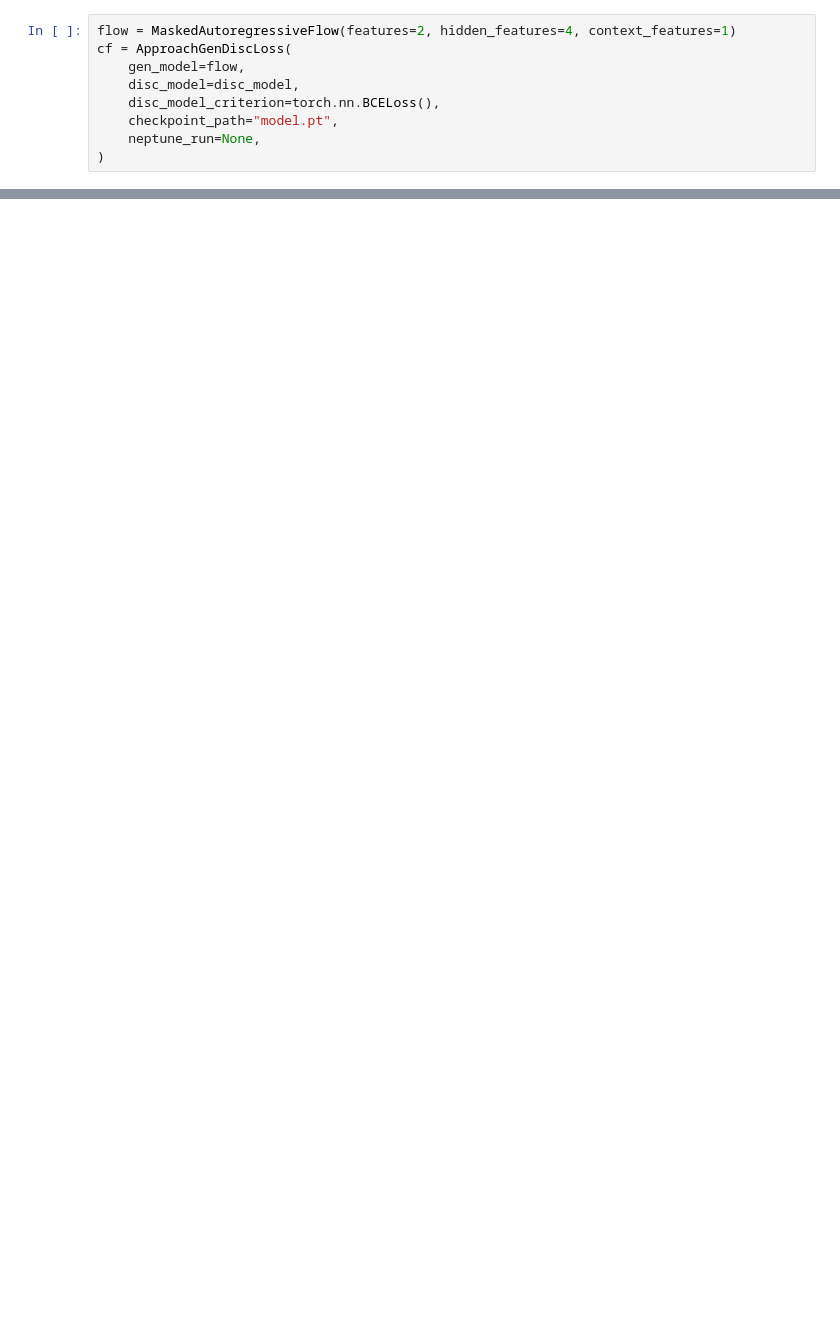
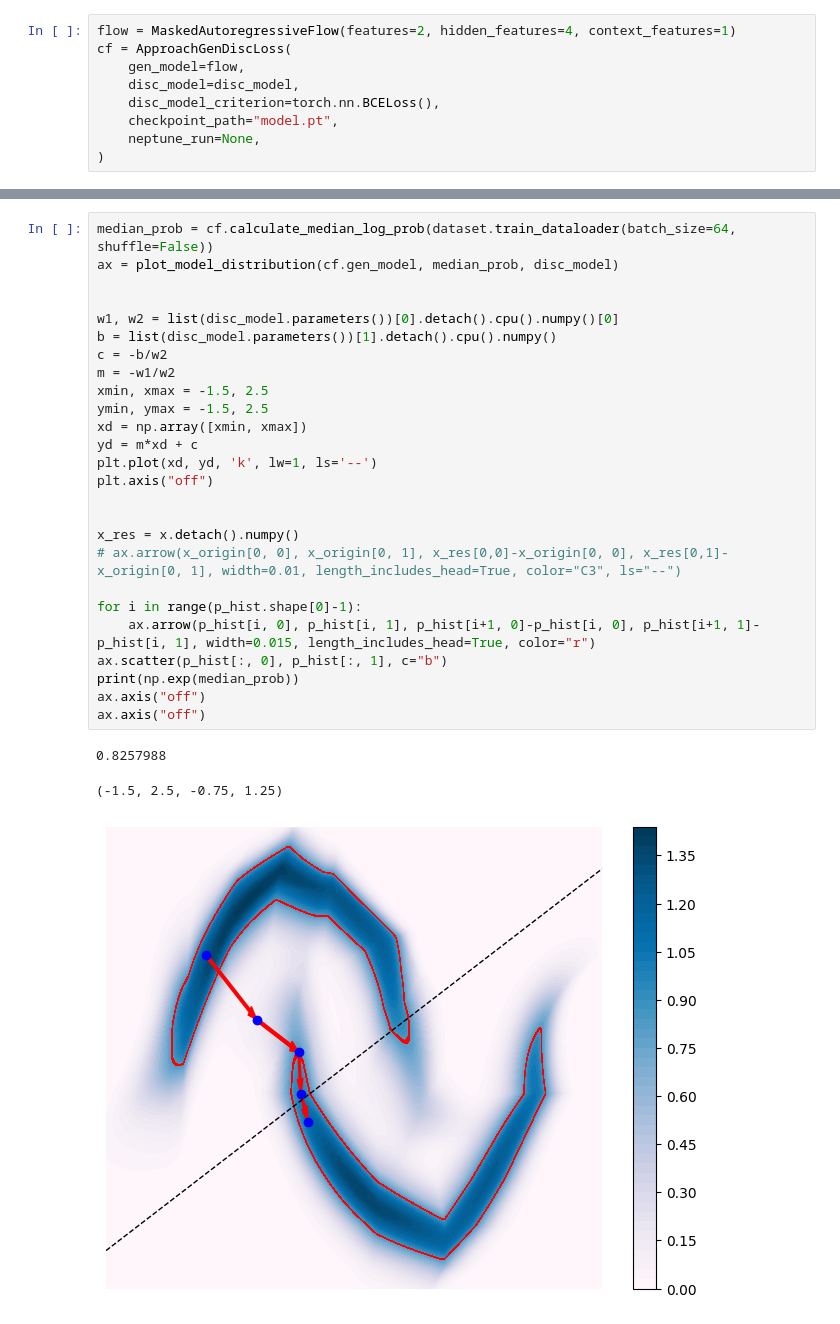
Before and after one commit to ofurman/counterfactuals, a Jupyter notebook: notebooks/visualisation.ipynb, the cells around one changed output, grey strips where cells are left out. Saved outputs shown, nothing was run; the diff lists cells and outputs as text; blank space fills up the shorter version.

```diff
--- a/notebooks/visualisation.ipynb
+++ b/notebooks/visualisation.ipynb
@@ -97,0 +103,30 @@ tensor(3.3647)
+# %%
+median_prob = cf.calculate_median_log_prob(dataset.train_dataloader(batch_size=64, shuffle=False))
+ax = plot_model_distribution(cf.gen_model, median_prob, disc_model)
+
+
+w1, w2 = list(disc_model.parameters())[0].detach().cpu().numpy()[0]
+b = list(disc_model.parameters())[1].detach().cpu().numpy()
+c = -b/w2
+m = -w1/w2
+xmin, xmax = -1.5, 2.5
+ymin, ymax = -1.5, 2.5
+xd = np.array([xmin, xmax])
+yd = m*xd + c
+plt.plot(xd, yd, 'k', lw=1, ls='--')
+plt.axis("off")
+
+
+x_res = x.detach().numpy()
+# ax.arrow(x_origin[0, 0], x_origin[0, 1], x_res[0,0]-x_origin[0, 0], x_res[0,1]-x_origin[0, 1], width=0.01, length_includes_head=True, color="C3", ls="--")
+
+for i in range(p_hist.shape[0]-1):
+    ax.arrow(p_hist[i, 0], p_hist[i, 1], p_hist[i+1, 0]-p_hist[i, 0], p_hist[i+1, 1]-p_hist[i, 1], width=0.015, length_includes_head=True, color="r")
+ax.scatter(p_hist[:, 0], p_hist[:, 1], c="b")
+print(np.exp(median_prob))
+ax.axis("off")
+ax.axis("off")
+# %% [output]
+0.8257988
+(-1.5, 2.5, -0.75, 1.25)
+[figure, added]
```
Also changed, not shown: parts of 7 cells of this notebook, 1 other file.
